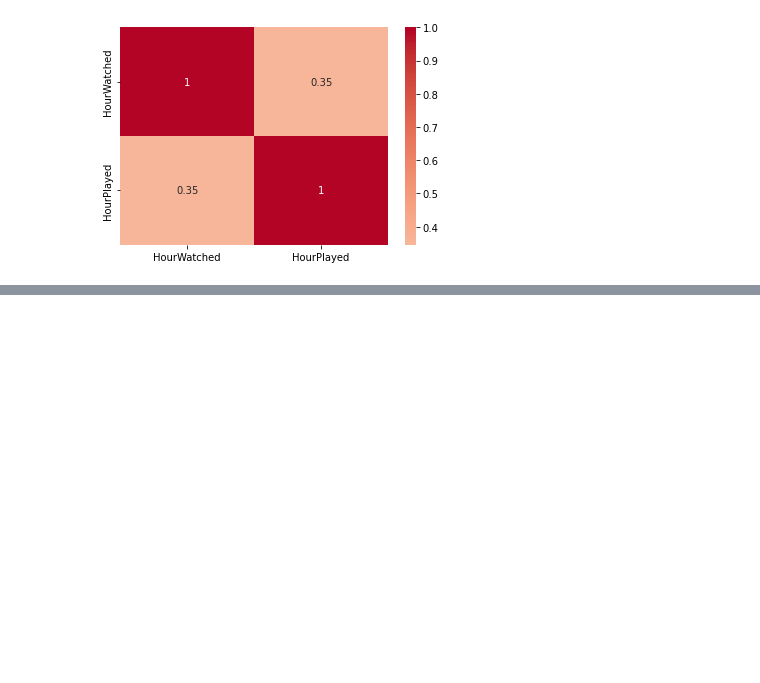
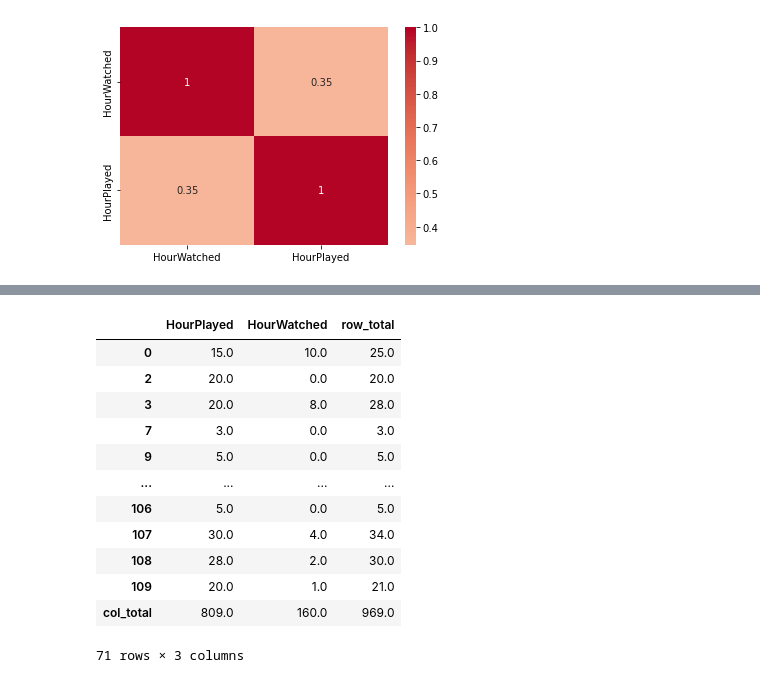
Before and after one commit to ssumachai/CS105-MiniProject, a Jupyter notebook: mini_project.ipynb, the cells around one changed output, grey strips where cells are left out. Drawn from its saved outputs; the diff is of its cells as text; code cells hidden in the pictures; blank space fills up the shorter version.

```diff
--- a/mini_project.ipynb
+++ b/mini_project.ipynb
@@ -107,0 +101,3 @@ Conducting Chi-Squared Test on Data
+# %%
+observed = df.iloc[:, 0:2]
+observed
@@ -107,0 +118,19 @@ Conducting Chi-Squared Test on Data
+# %%
+hours_count = observed
+hours_count.loc['col_total'] = hours_count.sum(axis=0)
+hours_count['row_total'] = hours_count.sum(axis=1)
+hours_count
+# %% [output]
+|  | HourPlayed | HourWatched | row_total |
+| 0 | 15.0 | 10.0 | 25.0 |
+| 2 | 20.0 | 0.0 | 20.0 |
+| 3 | 20.0 | 8.0 | 28.0 |
+| 7 | 3.0 | 0.0 | 3.0 |
+| 9 | 5.0 | 0.0 | 5.0 |
+| ... | ... | ... | ... |
+| 106 | 5.0 | 0.0 | 5.0 |
+| 107 | 30.0 | 4.0 | 34.0 |
+| 108 | 28.0 | 2.0 | 30.0 |
+| 109 | 20.0 | 1.0 | 21.0 |
+| col_total | 809.0 | 160.0 | 969.0 |
+71 rows × 3 columns
```
Also changed, not shown: parts of 17 cells of this notebook.
